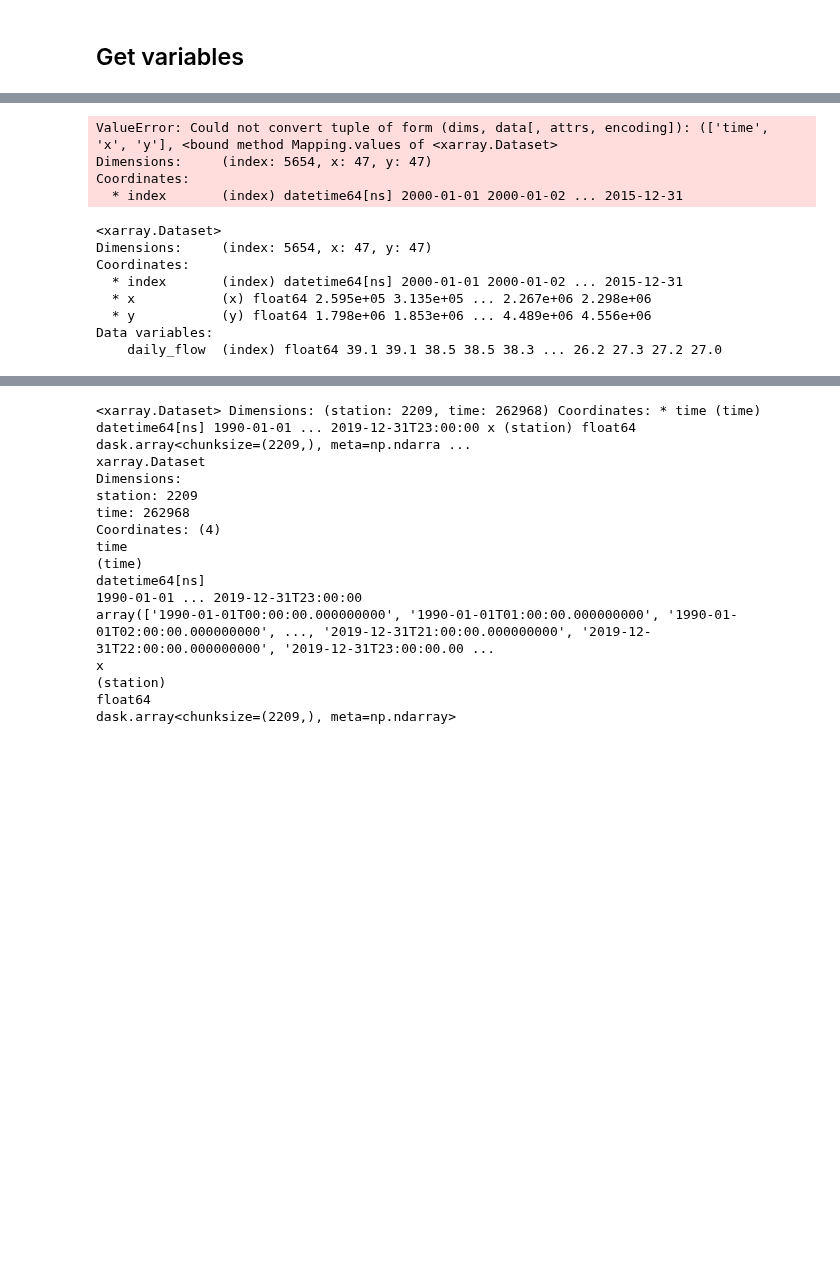
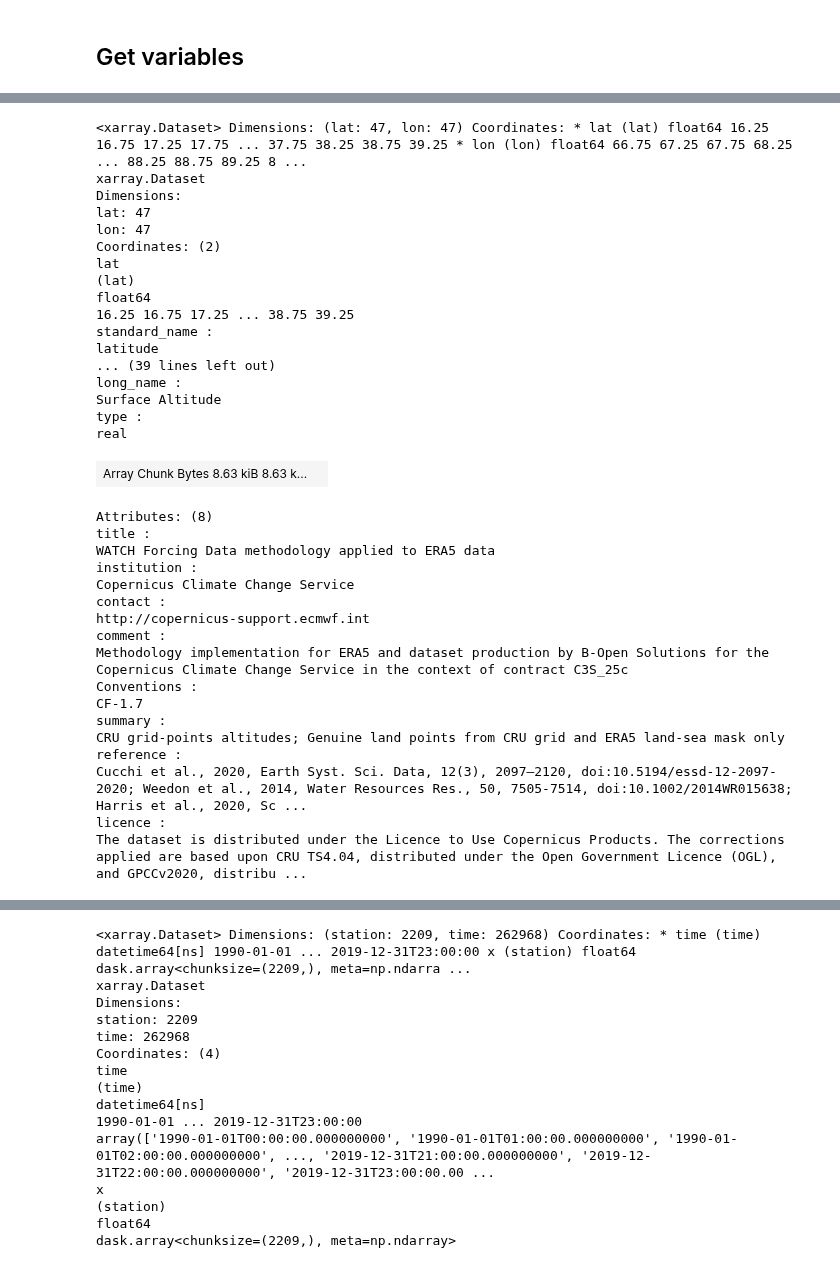
Before and after one commit to jacobqs/MST-Himalaya, a Jupyter notebook: explore_data.ipynb, the cells around one changed output, grey strips where cells are left out. Saved outputs shown, nothing was run; the diff lists cells and outputs as text; code cells hidden in the pictures; blank space fills up the shorter version.

Commit message:
added discharge

```diff
--- a/explore_data.ipynb
+++ b/explore_data.ipynb
@@ -168,0 +324,38 @@ x, y = transformer.transform(lon, lat)
+# %%
+asurf
+# %% [output]
+<xarray.Dataset> Dimensions: (lat: 47, lon: 47) Coordinates: * lat (lat) float64 16.25 16.75 17.25 17.75 ... 37.75 38.25 38.75 39.25 * lon (lon) float64 66.75 67.25 67.75 68.25 ... 88.25 88.75 89.25 8 ...
+xarray.Dataset
+Dimensions:
+lat: 47
+lon: 47
+Coordinates: (2)
+lat
+(lat)
+float64
+16.25 16.75 17.25 ... 38.75 39.25
+standard_name :
+latitude
+... (39 lines left out)
+long_name :
+Surface Altitude
+type :
+real
+| Array Chunk Bytes 8.63 kiB 8.63 k... |  |
+Attributes: (8)
+title :
+WATCH Forcing Data methodology applied to ERA5 data
+institution :
+Copernicus Climate Change Service
+contact :
+http://copernicus-support.ecmwf.int
+comment :
+Methodology implementation for ERA5 and dataset production by B-Open Solutions for the Copernicus Climate Change Service in the context of contract C3S_25c
+Conventions :
+CF-1.7
+summary :
+CRU grid-points altitudes; Genuine land points from CRU grid and ERA5 land-sea mask only
+reference :
+Cucchi et al., 2020, Earth Syst. Sci. Data, 12(3), 2097–2120, doi:10.5194/essd-12-2097-2020; Weedon et al., 2014, Water Resources Res., 50, 7505-7514, doi:10.1002/2014WR015638; Harris et al., 2020, Sc ...
+licence :
+The dataset is distributed under the Licence to Use Copernicus Products. The corrections applied are based upon CRU TS4.04, distributed under the Open Government Licence (OGL), and GPCCv2020, distribu ...
@@ -174,8 +376,9 @@ asurf_utm = asurf.assign_coords(coords = dict(x = x, y = y))
 #rainf_utm = rainf.assign_coords(coords = dict(x = x, y = y))
 #swdown_utm = swdown.assign_coords(coords = dict(x = x, y = y))
 #tair_utm = tair.assign_coords(coords = dict(x = x, y = y))
-disc_utm = discharge_raw_ds.assign_coords(coords=dict(x = x, y = y))
-#disc_utm = disc_utm.expand_dims(dict = (time = len(disc_utm.index), series = ))
+disc_utm = discharge_raw_ds.assign_coords(coords=dict(x = x_discharge_da, y = y_discharge_da))
+disc_utm = disc_utm.expand_dims(dict(time = len(disc_utm.index), series = len(discharge_series)))
+
 
 #wind_utm = wind_utm.update({'Wind' : (['time', 'x', 'y'], wind_utm.Wind.values)})
 #psurf_utm = psurf_utm.update({'PSurf' : (['time', 'x', 'y'], psurf_utm.PSurf.values)})
@@ -183,21 +386,5 @@ disc_utm = discharge_raw_ds.assign_coords(coords=dict(x = x, y = y))
 #precipitation_utm = rainf_utm.update({'precipitation' : (['time', 'x', 'y'], precipitation_mm.values )})
 #swdown_utm = swdown_utm.update({'SWdown' : (['time', 'x', 'y'], swdown_utm.SWdown.values)})
 #tair_utm = tair_utm.update({'Tair' : (['time', 'x', 'y'], tair_utm.Tair.values)})
-disc_utm = disc_utm.update({'discharge' : (['time', 'x', 'y'], disc_utm.values)})
+#disc_utm = disc_utm.update({'discharge' : (['time', 'series'], disc_utm.daily_flow.values)})
-# %% [output]
-ValueError: Could not convert tuple of form (dims, data[, attrs, encoding]): (['time', 'x', 'y'], <bound method Mapping.values of <xarray.Dataset>
-Dimensions:     (index: 5654, x: 47, y: 47)
-Coordinates:
-  * index       (index) datetime64[ns] 2000-01-01 2000-01-02 ... 2015-12-31
-# %%
-disc_utm
-# %% [output]
-<xarray.Dataset>
-Dimensions:     (index: 5654, x: 47, y: 47)
-Coordinates:
-  * index       (index) datetime64[ns] 2000-01-01 2000-01-02 ... 2015-12-31
-  * x           (x) float64 2.595e+05 3.135e+05 ... 2.267e+06 2.298e+06
-  * y           (y) float64 1.798e+06 1.853e+06 ... 4.489e+06 4.556e+06
-Data variables:
-    daily_flow  (index) float64 39.1 39.1 38.5 38.5 38.3 ... 26.2 27.3 27.2 27.0
 # %%
```
Also changed, not shown: parts of 12 cells of this notebook, 3 other files.
